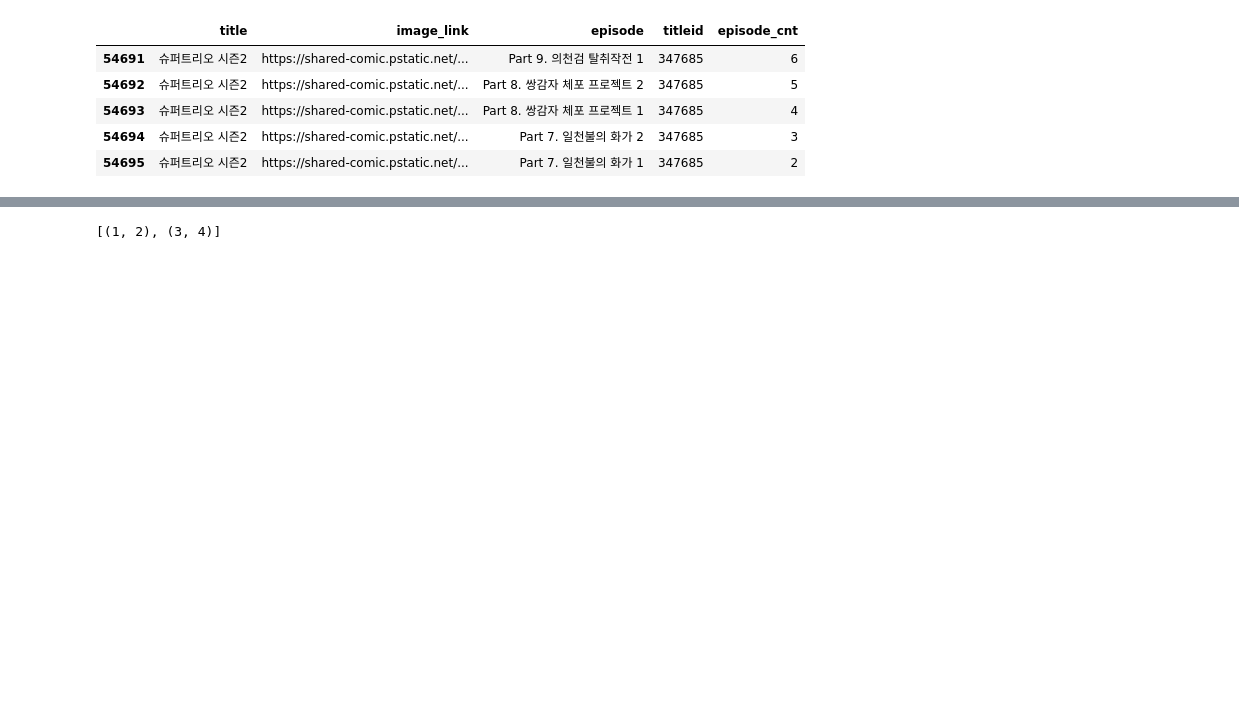
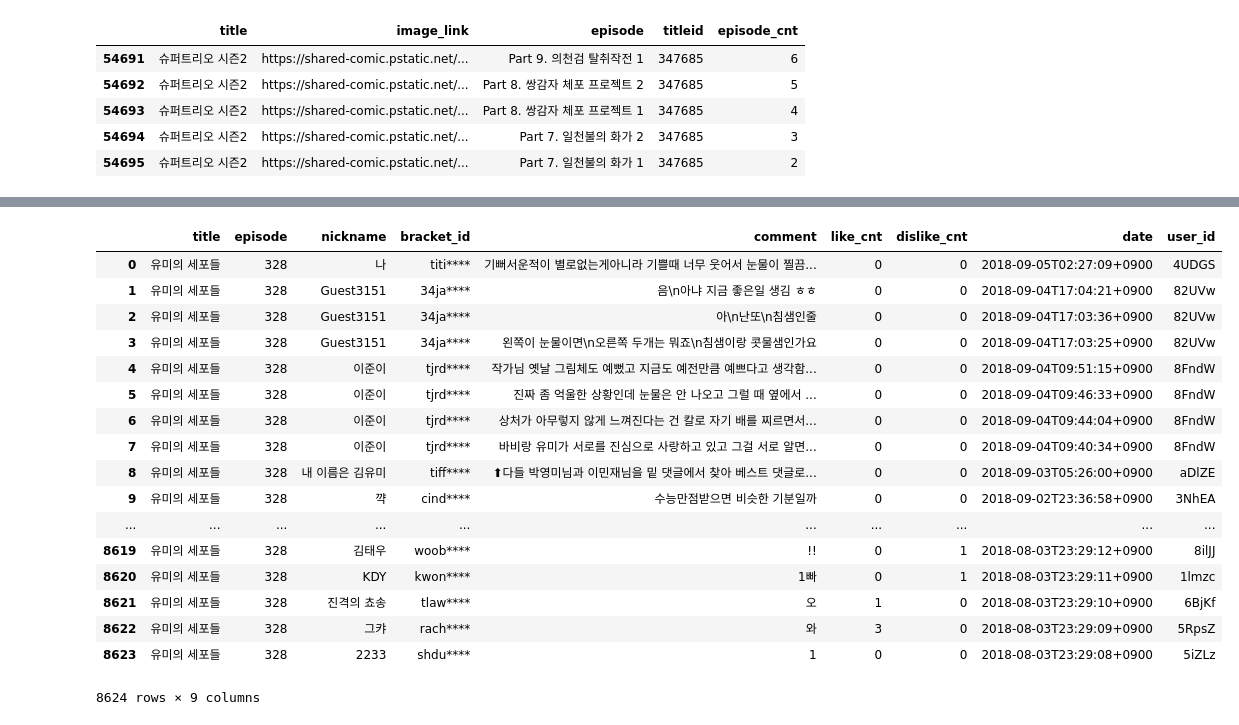
Before and after one commit to brightscannon/Webtoon_recommand_system, a Jupyter notebook: NaverCrawling_comment.ipynb, the cells around one changed output, grey strips where cells are left out. Cells and saved outputs as stored; diff of their text form; code cells hidden in the pictures; blank space fills up the shorter version.

```diff
--- a/NaverCrawling_comment.ipynb
+++ b/NaverCrawling_comment.ipynb
@@ -236,7 +318,21 @@ key :  user_id length :  294387
-# %%
-ls = []
-ls.append((1,2))
-ls.append((3,4))
-ls
-# %% [output]
-[(1, 2), (3, 4)]
+# %%
+pd.DataFrame(dic)
+# %% [output]
+|  | title | episode | nickname | bracket_id | comment | like_cnt | dislike_cnt | date | user_id |
+| 0 | 유미의 세포들 | 328 | 나 | titi**** | 기뻐서운적이 별로없는게아니라 기쁠때 너무 웃어서 눈물이 찔끔... | 0 | 0 | 2018-09-05T02:27:09+0900 | 4UDGS |
+| 1 | 유미의 세포들 | 328 | Guest3151 | 34ja**** | 음\n아냐 지금 좋은일 생김 ㅎㅎ | 0 | 0 | 2018-09-04T17:04:21+0900 | 82UVw |
+| 2 | 유미의 세포들 | 328 | Guest3151 | 34ja**** | 아\n난또\n침샘인줄 | 0 | 0 | 2018-09-04T17:03:36+0900 | 82UVw |
+| 3 | 유미의 세포들 | 328 | Guest3151 | 34ja**** | 왼쪽이 눈물이면\n오른쪽 두개는 뭐죠\n침샘이랑 콧물샘인가요 | 0 | 0 | 2018-09-04T17:03:25+0900 | 82UVw |
+| 4 | 유미의 세포들 | 328 | 이준이 | tjrd**** | 작가님 옛날 그림체도 예뻤고 지금도 예전만큼 예쁘다고 생각함... | 0 | 0 | 2018-09-04T09:51:15+0900 | 8FndW |
+| 5 | 유미의 세포들 | 328 | 이준이 | tjrd**** | 진짜 좀 억울한 상황인데 눈물은 안 나오고 그럴 때 옆에서 ... | 0 | 0 | 2018-09-04T09:46:33+0900 | 8FndW |
+| 6 | 유미의 세포들 | 328 | 이준이 | tjrd**** | 상처가 아무렇지 않게 느껴진다는 건 칼로 자기 배를 찌르면서... | 0 | 0 | 2018-09-04T09:44:04+0900 | 8FndW |
+| 7 | 유미의 세포들 | 328 | 이준이 | tjrd**** | 바비랑 유미가 서로를 진심으로 사랑하고 있고 그걸 서로 알면... | 0 | 0 | 2018-09-04T09:40:34+0900 | 8FndW |
+| 8 | 유미의 세포들 | 328 | 내 이름은 김유미 | tiff**** | ⬆다들 박영미님과 이민재님을 밑 댓글에서 찾아 베스트 댓글로... | 0 | 0 | 2018-09-03T05:26:00+0900 | aDlZE |
+| 9 | 유미의 세포들 | 328 | 꺅 | cind**** | 수능만점받으면 비슷한 기분일까 | 0 | 0 | 2018-09-02T23:36:58+0900 | 3NhEA |
+| ... | ... | ... | ... | ... | ... | ... | ... | ... | ... |
+| 8619 | 유미의 세포들 | 328 | 김태우 | woob**** | !! | 0 | 1 | 2018-08-03T23:29:12+0900 | 8ilJJ |
+| 8620 | 유미의 세포들 | 328 | KDY | kwon**** | 1빠 | 0 | 1 | 2018-08-03T23:29:11+0900 | 1lmzc |
+| 8621 | 유미의 세포들 | 328 | 진격의 쵸송 | tlaw**** | 오 | 1 | 0 | 2018-08-03T23:29:10+0900 | 6BjKf |
+| 8622 | 유미의 세포들 | 328 | 그캬 | rach**** | 와 | 3 | 0 | 2018-08-03T23:29:09+0900 | 5RpsZ |
+| 8623 | 유미의 세포들 | 328 | 2233 | shdu**** | 1 | 0 | 0 | 2018-08-03T23:29:08+0900 | 5iZLz |
+8624 rows × 9 columns
```
Also changed, not shown: parts of 13 cells of this notebook.
